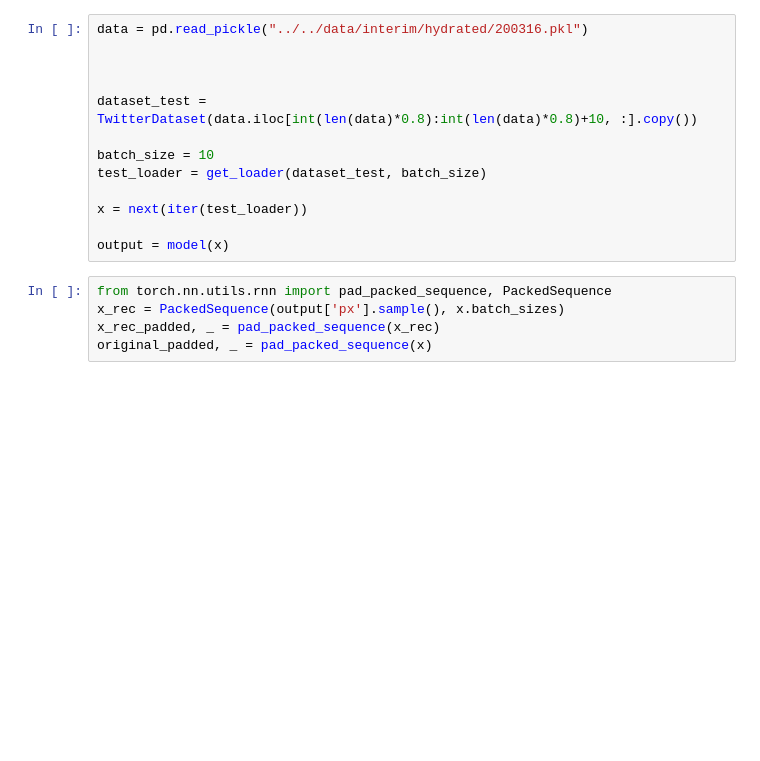
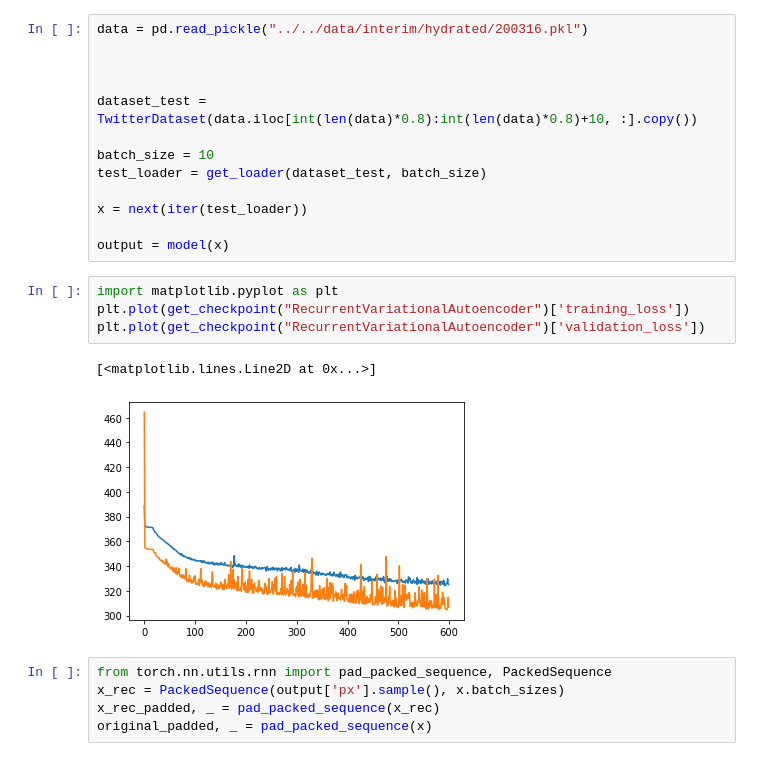
Before and after one commit to MikkelGroenning/deep_learning_project_with_corti, a Jupyter notebook: notebooks/soren/vae.ipynb, the cells around one changed output. Cells and saved outputs as stored; diff of their text form; blank space fills up the shorter version.

```diff
--- a/notebooks/soren/vae.ipynb
+++ b/notebooks/soren/vae.ipynb
@@ -18,6 +18,13 @@ test_loader = get_loader(dataset_test, batch_size)
 x = next(iter(test_loader))
 
 output = model(x)
+# %%
+import matplotlib.pyplot as plt
+plt.plot(get_checkpoint("RecurrentVariationalAutoencoder")['training_loss'])
+plt.plot(get_checkpoint("RecurrentVariationalAutoencoder")['validation_loss'])
+# %% [output]
+[<matplotlib.lines.Line2D at 0x...>]
+[figure, added]
 # %%
 from torch.nn.utils.rnn import pad_packed_sequence, PackedSequence
 x_rec = PackedSequence(output['px'].sample(), x.batch_sizes)
```
Also changed, not shown: parts of 1 cell of this notebook, 3 other files.
